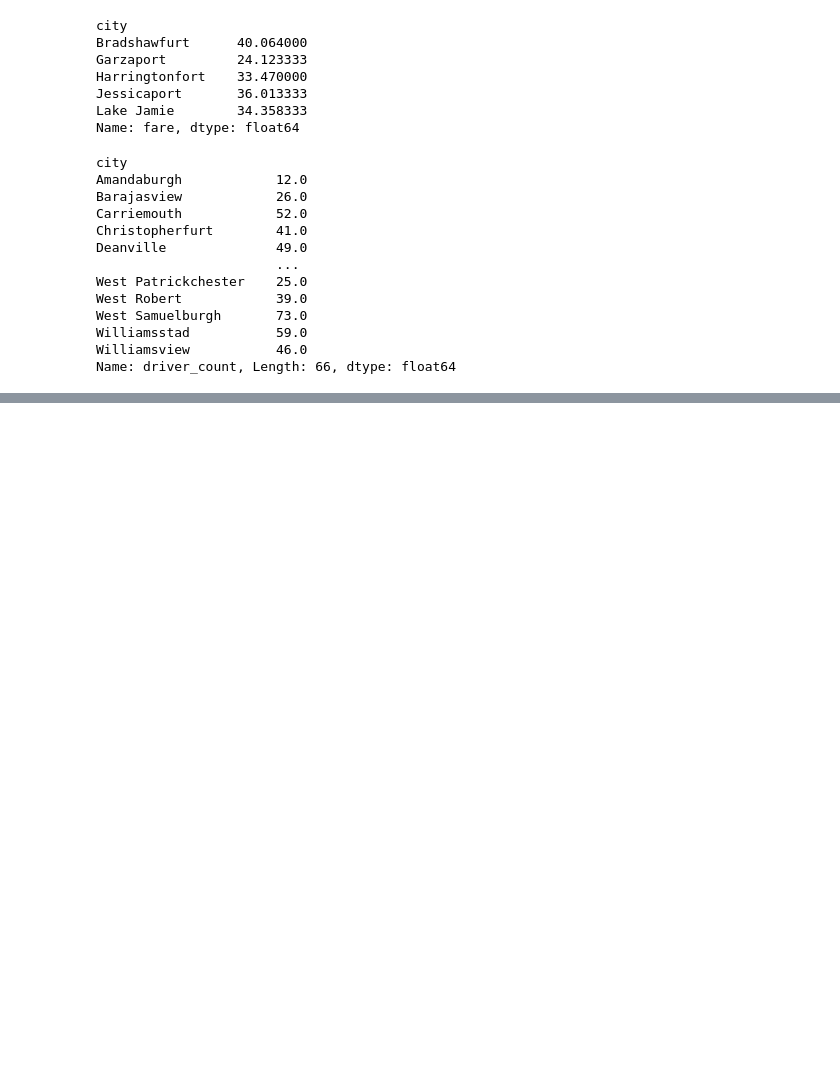
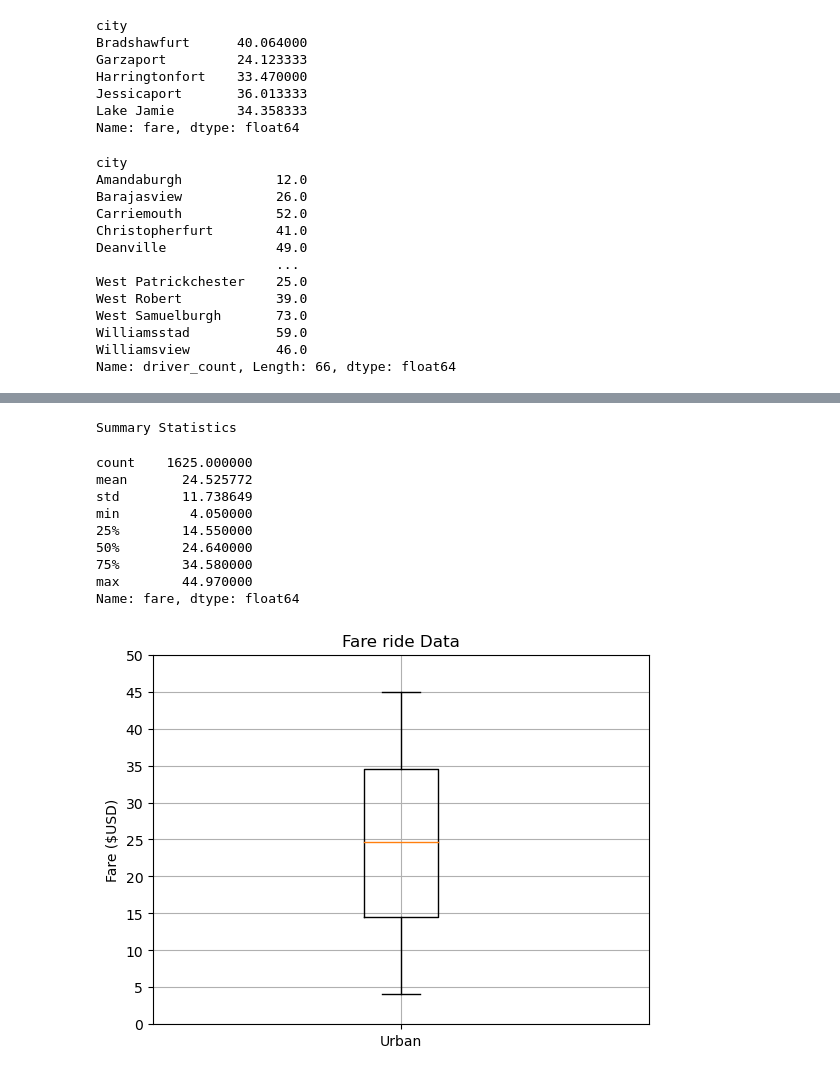
Before and after one commit to ericksonvo/PyBer_Analysis, a Jupyter notebook: PyBer.ipynb, the cells around one changed output, grey strips where cells are left out. Cells and saved outputs as stored; diff of their text form; code cells hidden in the pictures; blank space fills up the shorter version.

```diff
--- a/PyBer.ipynb
+++ b/PyBer.ipynb
@@ -412,0 +503,6 @@ plt.savefig("./Fig1.png")
+# %%
+## summary statistics for Fare by city type (urbanC_df,suburbanC_df and ruralC_df)
+
+urban_fares=urbanC_df["fare"]
+
+urban_fares.head()
@@ -412,0 +655,37 @@ plt.savefig("./Fig1.png")
+# %%
+#create a box and whiskers plot for fare ride data
+
+x_labels=["Urban"]
+
+
+
+fig, ax = plt.subplots()
+
+ax.boxplot(urban_fares, labels=x_labels)
+
+#create title and labels
+
+ax.set_title("Fare ride Data")
+
+ax.set_ylabel("Fare ($USD)")
+
+ax.set_yticks(np.arange(0,55,step=5))
+
+# add grid
+
+ax.grid()
+
+print("Summary Statistics")
+urban_fares.describe()
+# %% [output]
+Summary Statistics
+count    1625.000000
+mean       24.525772
+std        11.738649
+min         4.050000
+25%        14.550000
+50%        24.640000
+75%        34.580000
+max        44.970000
+Name: fare, dtype: float64
+[figure, added]
```
Also changed, not shown: parts of 37 cells of this notebook, 3 other files.
